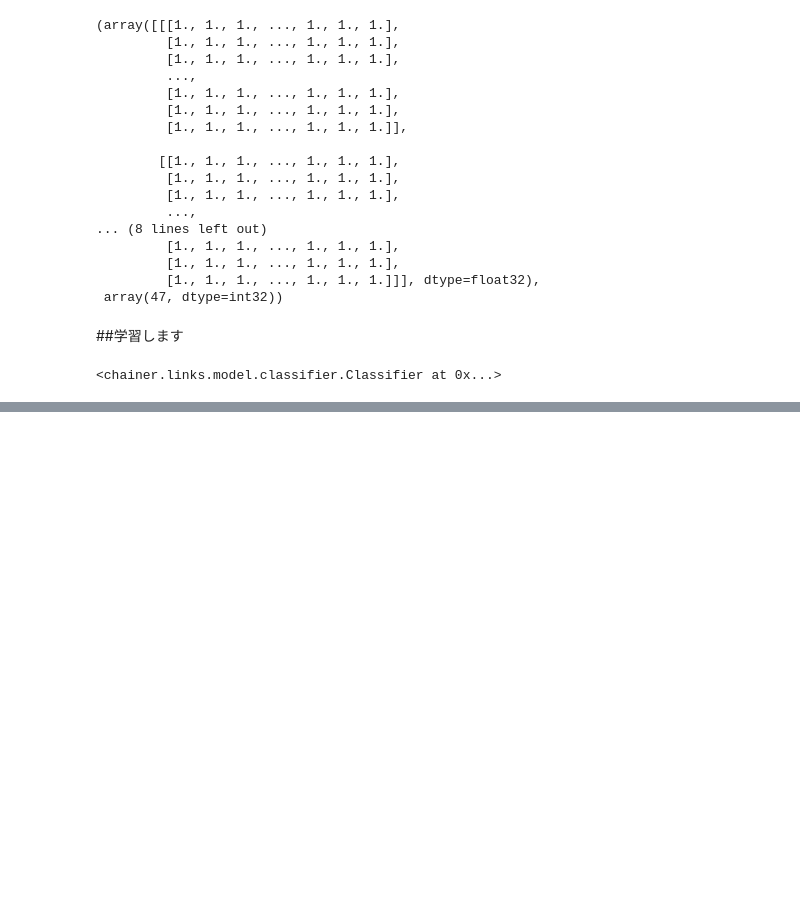
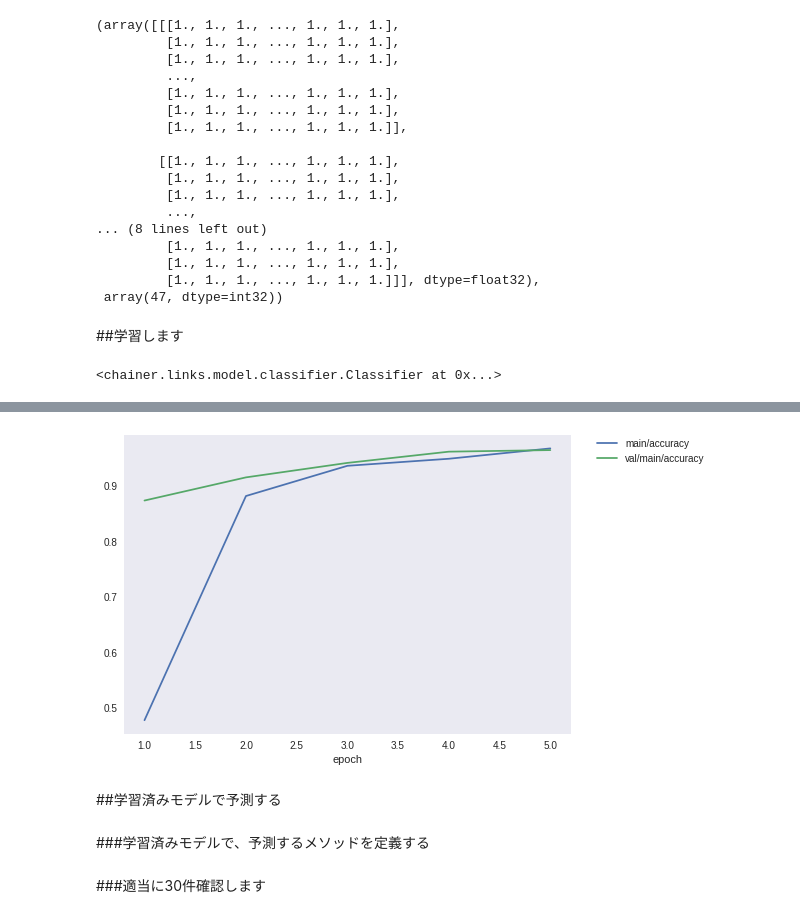
Before and after one commit to Naritoshi/colabo_deeplearning_practice, a Jupyter notebook: cnn_kaggle_data_classifier.ipynb, the cells around one changed output, grey strips where cells are left out. Drawn from its saved outputs; the diff is of its cells as text; code cells hidden in the pictures; blank space fills up the shorter version.

```diff
--- a/cnn_kaggle_data_classifier.ipynb
+++ b/cnn_kaggle_data_classifier.ipynb
@@ -479,0 +497,8 @@ this epoch [################################################..] 96.06%
+# %%
+Image.open('./result/accuracy.png')
+# %% [output]
+[figure, added]
+# %% [markdown]
+##学習済みモデルで予測する
+# %% [markdown]
+###学習済みモデルで、予測するメソッドを定義する
@@ -479,0 +540,2 @@ this epoch [################################################..] 96.06%
+# %% [markdown]
+###適当に30件確認します
```
Also changed, not shown: parts of 23 cells of this notebook.
